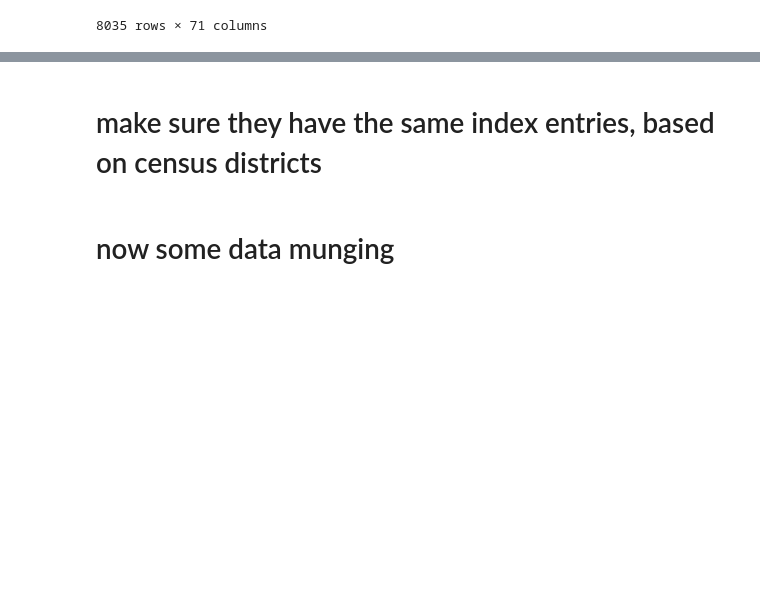
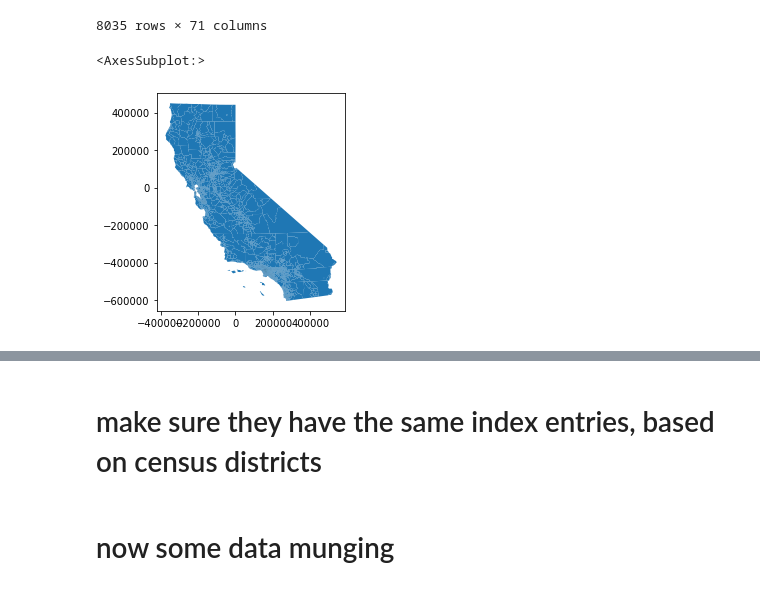
Before and after one commit to mnfienen/doi_econ_2021, a Jupyter notebook: EnvJustice.ipynb, the cells around one changed output, grey strips where cells are left out. Cells and saved outputs as stored; diff of their text form; code cells hidden in the pictures; blank space fills up the shorter version.

```diff
--- a/EnvJustice.ipynb
+++ b/EnvJustice.ipynb
@@ -40,3 +43,8 @@ gdf
 | 6.037534e+09 | 6.037534e+09 | 6617 | Los Angeles | 90201 | Bell | -118.195066 | 33.972473 | 57.85 | 95 | 0.046 | ... |
 | 6.037534e+09 | 6.037534e+09 | 2295 | Los Angeles | 90201 | Bell | -118.165790 | 33.971841 | 62.48 | 97 | 0.046 | ... |
 8035 rows × 71 columns
+# %%
+gdf.plot()
+# %% [output]
+<AxesSubplot:>
+[figure, added]
```
Also changed, not shown: parts of 14 cells of this notebook, 4 other files.
